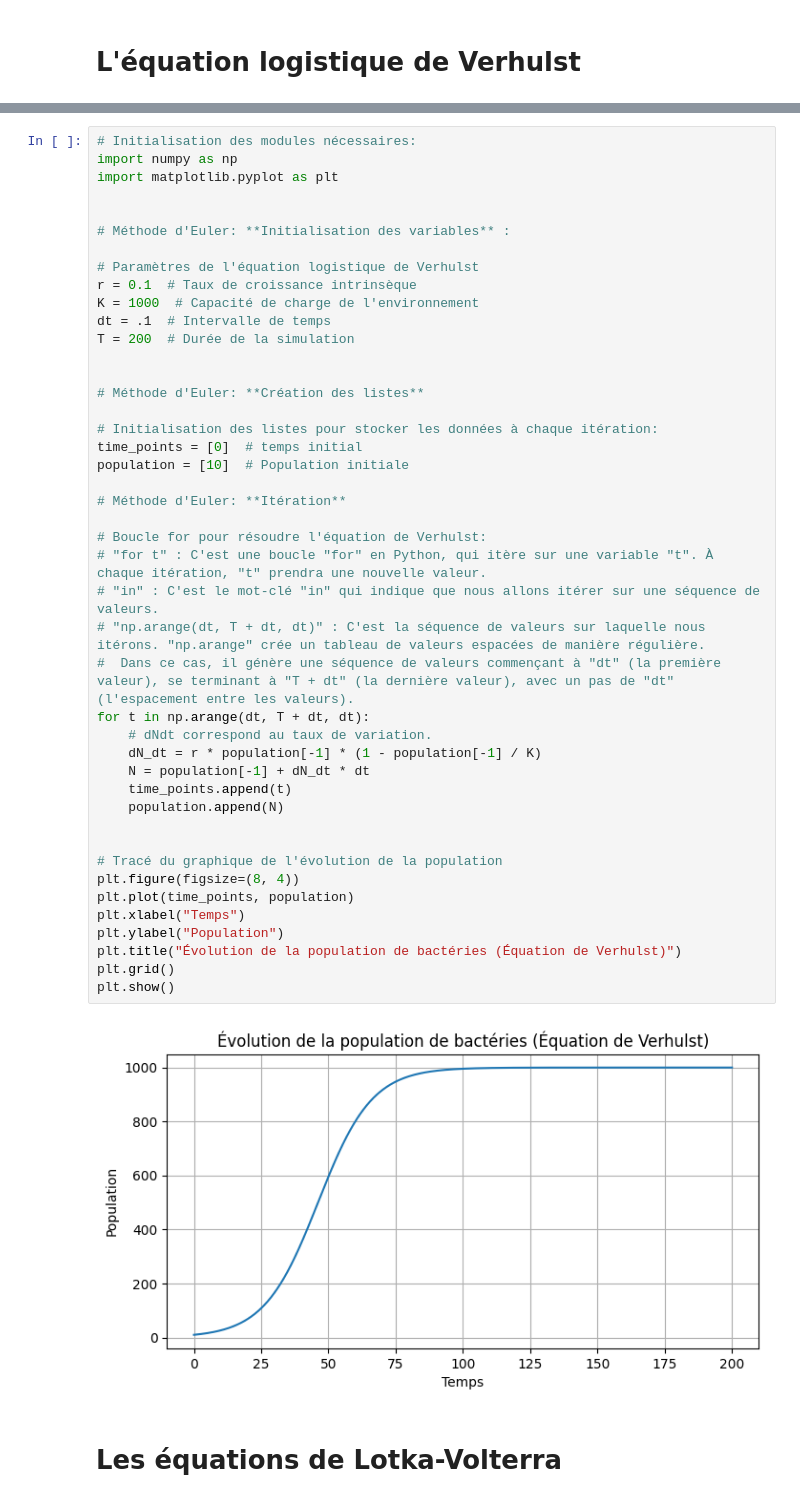
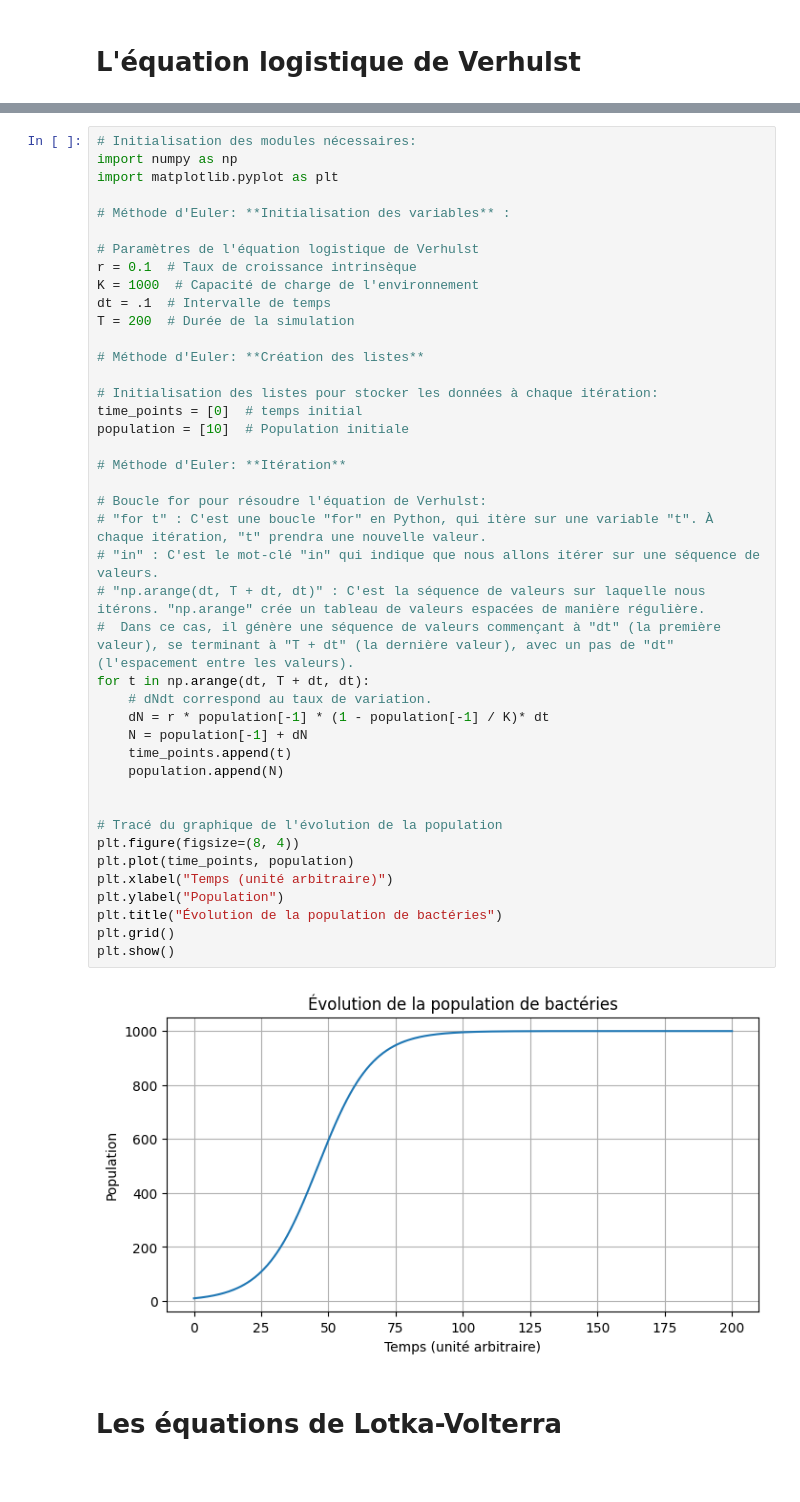
Before and after one commit to benjamingosselincliche/sciencesdelanature-garneau-catalogue-jupyter, a Jupyter notebook: notebook/dynamique_des_populations_equation_differentielle_et_methode_euler.ipynb, the cells around one changed output, grey strips where cells are left out. Saved outputs shown, nothing was run; the diff lists cells and outputs as text.

```diff
--- a/notebook/dynamique_des_populations_equation_differentielle_et_methode_euler.ipynb
+++ b/notebook/dynamique_des_populations_equation_differentielle_et_methode_euler.ipynb
@@ -81,7 +83,6 @@ La méthode d'Euler sera:
 # Initialisation des modules nécessaires:
 import numpy as np
 import matplotlib.pyplot as plt
-
 
 # Méthode d'Euler: **Initialisation des variables** :
 
@@ -90,39 +91,38 @@ r = 0.1  # Taux de croissance intrinsèque
 K = 1000  # Capacité de charge de l'environnement
 dt = .1  # Intervalle de temps
 T = 200  # Durée de la simulation
-
 
 # Méthode d'Euler: **Création des listes**
 
 # Initialisation des listes pour stocker les données à chaque itération:
 time_points = [0]  # temps initial
 population = [10]  # Population initiale
 
 # Méthode d'Euler: **Itération**
 
 # Boucle for pour résoudre l'équation de Verhulst:
 # "for t" : C'est une boucle "for" en Python, qui itère sur une variable "t". À chaque itération, "t" prendra une nouvelle valeur.
 # "in" : C'est le mot-clé "in" qui indique que nous allons itérer sur une séquence de valeurs.
 # "np.arange(dt, T + dt, dt)" : C'est la séquence de valeurs sur laquelle nous itérons. "np.arange" crée un tableau de valeurs espacées de manière régulière.
 #  Dans ce cas, il génère une séquence de valeurs commençant à "dt" (la première valeur), se terminant à "T + dt" (la dernière valeur), avec un pas de "dt" (l'espacement entre les valeurs).
 for t in np.arange(dt, T + dt, dt):
     # dNdt correspond au taux de variation.
-    dN_dt = r * population[-1] * (1 - population[-1] / K)
-    N = population[-1] + dN_dt * dt
+    dN = r * population[-1] * (1 - population[-1] / K)* dt
+    N = population[-1] + dN
     time_points.append(t)
     population.append(N)
 
 
 # Tracé du graphique de l'évolution de la population
 plt.figure(figsize=(8, 4))
 plt.plot(time_points, population)
-plt.xlabel("Temps")
+plt.xlabel("Temps (unité arbitraire)")
 plt.ylabel("Population")
-plt.title("Évolution de la population de bactéries (Équation de Verhulst)")
+plt.title("Évolution de la population de bactéries")
 plt.grid()
 plt.show()
 # %% [output]
-[figure, old version]
+[figure, new version]
 # %% [markdown]
 # Les équations de Lotka-Volterra
 # %% [markdown]
```
Also changed, not shown: parts of 4 cells of this notebook.
